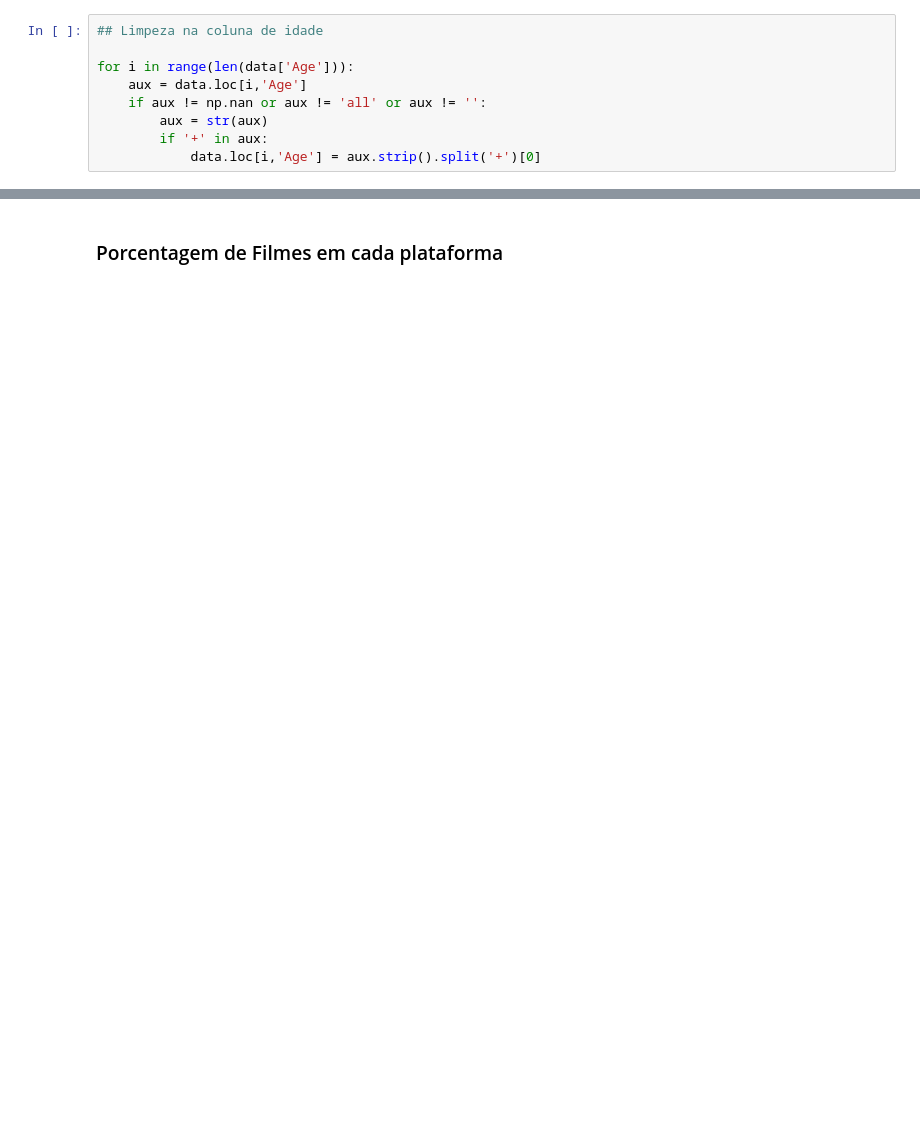
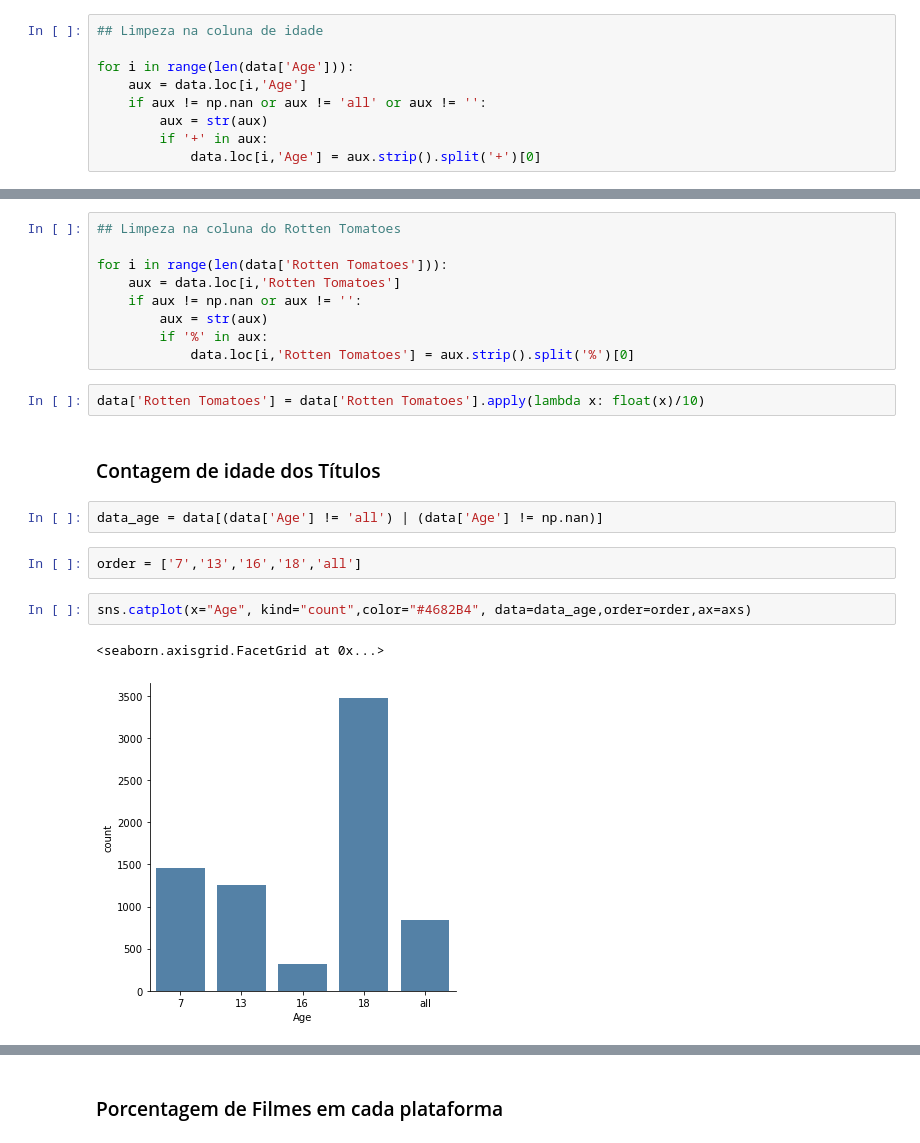
Before and after one commit to Natan10/mineracao-dados-ufc, a Jupyter notebook: Trabalho1/Trabalho1-mineração.ipynb, the cells around one changed output, grey strips where cells are left out. Cells and saved outputs as stored; diff of their text form; blank space fills up the shorter version.

Commit message:
add countplot for all platforms

```diff
--- a/Trabalho1/Trabalho1-mineração.ipynb
+++ b/Trabalho1/Trabalho1-mineração.ipynb
@@ -84,0 +118,22 @@ dataD = data[data['Disney+'] == 1][['ID','Title','Year','Age','IMDb','Rotten Tom
+# %%
+## Limpeza na coluna do Rotten Tomatoes
+
+for i in range(len(data['Rotten Tomatoes'])):
+    aux = data.loc[i,'Rotten Tomatoes']
+    if aux != np.nan or aux != '':
+        aux = str(aux)
+        if '%' in aux:
+            data.loc[i,'Rotten Tomatoes'] = aux.strip().split('%')[0]
+# %%
+data['Rotten Tomatoes'] = data['Rotten Tomatoes'].apply(lambda x: float(x)/10)
+# %% [markdown]
+### Contagem de idade dos Títulos
+# %%
+data_age = data[(data['Age'] != 'all') | (data['Age'] != np.nan)]
+# %%
+order = ['7','13','16','18','all']
+# %%
+sns.catplot(x="Age", kind="count",color="#4682B4", data=data_age,order=order,ax=axs)
+# %% [output]
+<seaborn.axisgrid.FacetGrid at 0x...>
+[figure, added]
```
Also changed, not shown: parts of 20 cells of this notebook, 1 other file.
